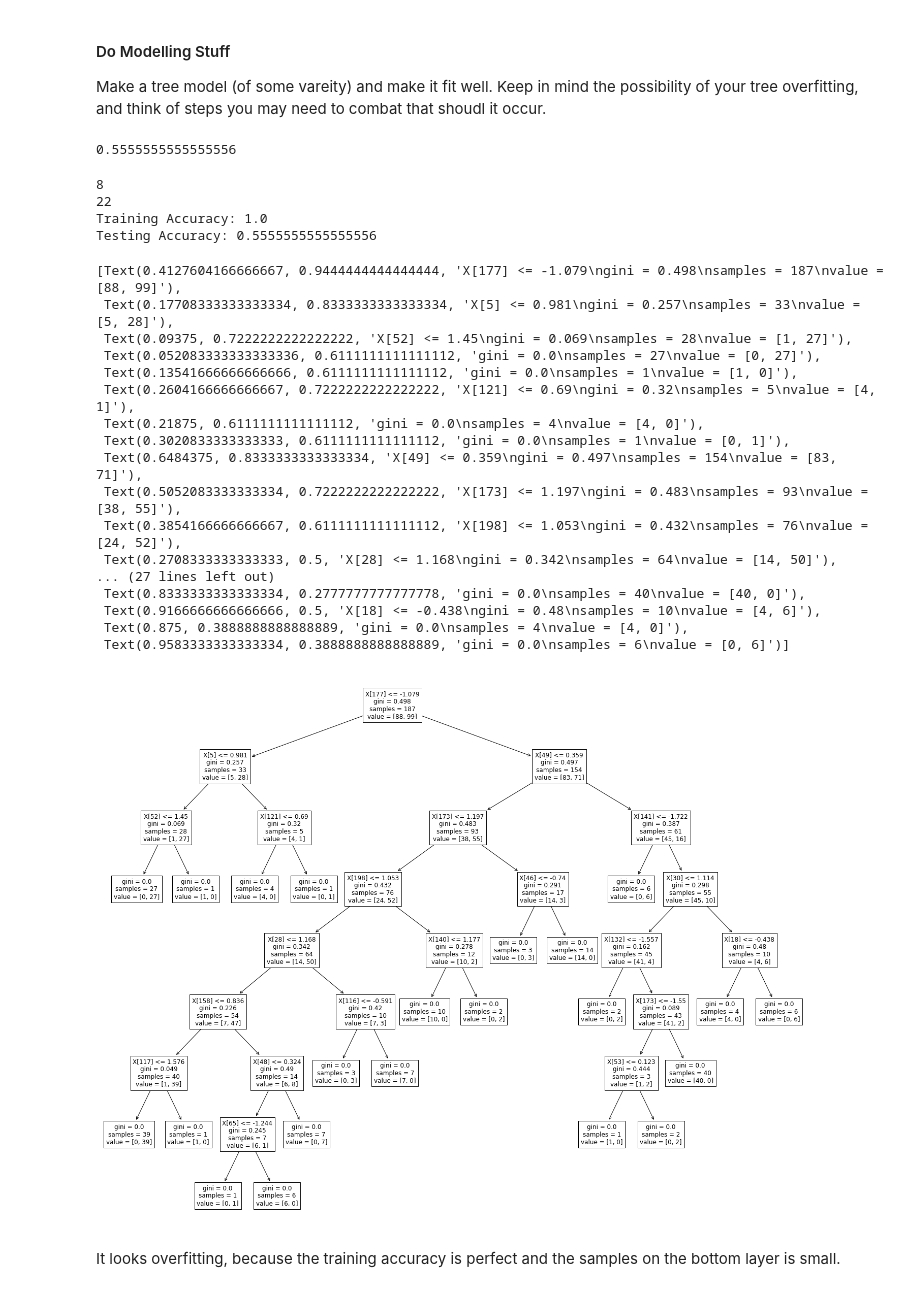
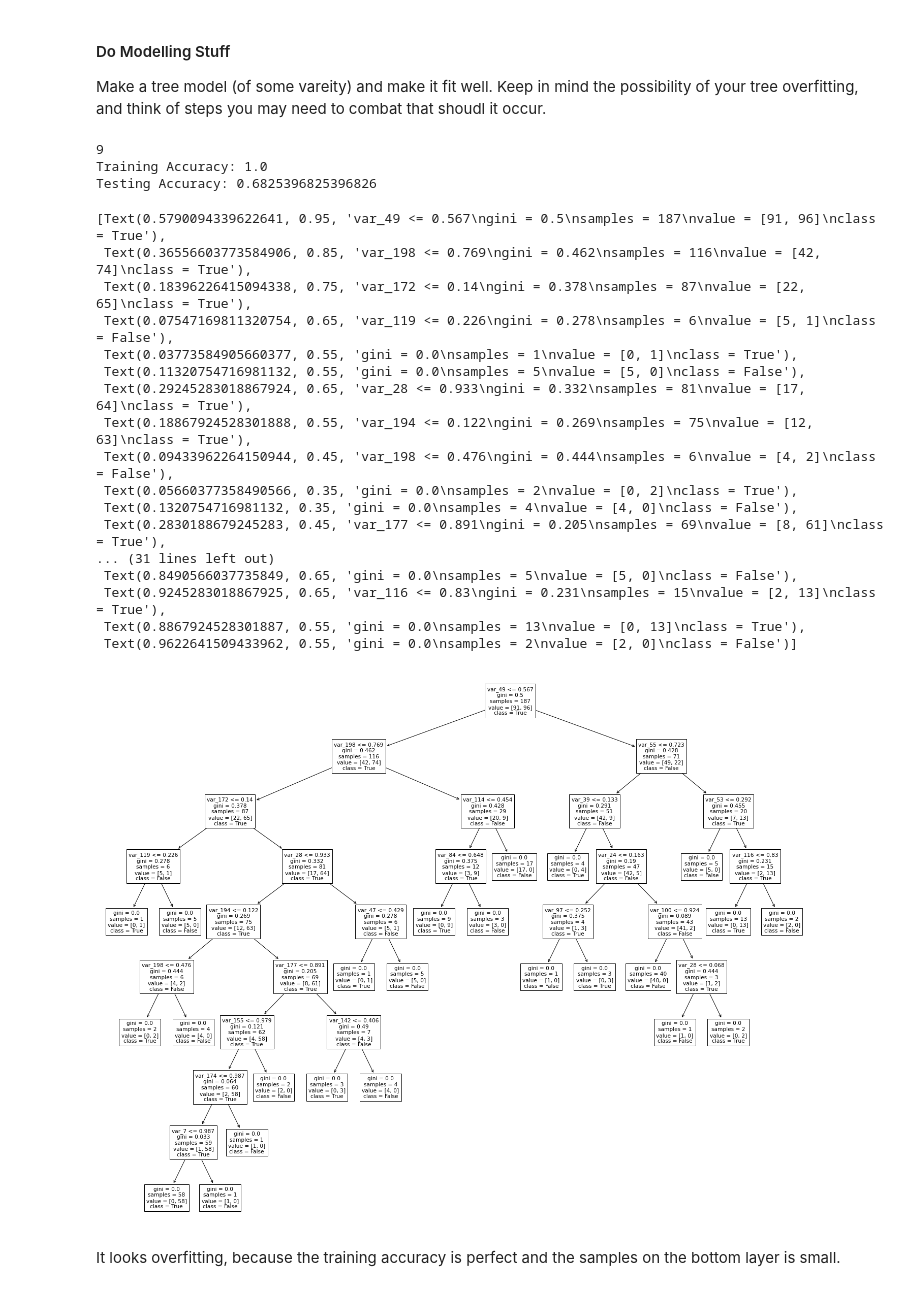
Before and after one commit to CcDenn/ItML_Asn_1_Students, a Jupyter notebook: part2_start.ipynb, the cells around one changed output. Drawn from its saved outputs; the diff is of its cells as text; code cells hidden in the pictures.

```diff
--- a/part2_start.ipynb
+++ b/part2_start.ipynb
@@ -86,54 +86,41 @@ df_eda.setNum([])
 
 Make a tree model (of some vareity) and make it fit well. Keep in mind the possibility of your tree overfitting, and think of steps you may need to combat that shoudl it occur.
 # %%
-transformer = Pipeline( steps=[
-        ("imputer", SimpleImputer(strategy="mean")),
-        ("scaler", StandardScaler())
-    ])
-
 y = df["target"]
 X = df.drop(columns={"target"})
 
-pipeline_steps = [('pre', transformer),('DT', DecisionTreeClassifier()) ]
-pipe = Pipeline(pipeline_steps)
-
 X_train, X_test, y_train, y_test = train_test_split(X, y)
 
-pipe.fit(X_train, y_train)
-pipe.score(X_test, y_test)
+clf = DecisionTreeClassifier(random_state=0)
+clf = clf.fit(X_train, y_train)
+print(clf.get_depth())
+print("Training Accuracy:", clf.score(X_train, y_train))
+print("Testing Accuracy:", clf.score(X_test, y_test))
 # %% [output]
-0.5555555555555556
+9
+Training Accuracy: 1.0
+Testing Accuracy: 0.6825396825396826
-# %%
-print(pipe[1].get_depth())
-print(pipe[1].get_n_leaves())
-print("Training Accuracy:", pipe.score(X_train, y_train))
-print("Testing Accuracy:", pipe.score(X_test, y_test))
-# %% [output]
-8
-22
-Training Accuracy: 1.0
-Testing Accuracy: 0.5555555555555556
 # %%
 plt.figure(figsize=(25,20))
-plot_tree(pipe[1])
+plot_tree(clf, feature_names=df.columns[:-1], class_names=["False","True"])
 # %% [output]
-[Text(0.4127604166666667, 0.9444444444444444, 'X[177] <= -1.079\ngini = 0.498\nsamples = 187\nvalue = [88, 99]'),
- Text(0.17708333333333334, 0.8333333333333334, 'X[5] <= 0.981\ngini = 0.257\nsamples = 33\nvalue = [5, 28]'),
- Text(0.09375, 0.7222222222222222, 'X[52] <= 1.45\ngini = 0.069\nsamples = 28\nvalue = [1, 27]'),
- Text(0.052083333333333336, 0.6111111111111112, 'gini = 0.0\nsamples = 27\nvalue = [0, 27]'),
- Text(0.13541666666666666, 0.6111111111111112, 'gini = 0.0\nsamples = 1\nvalue = [1, 0]'),
- Text(0.2604166666666667, 0.7222222222222222, 'X[121] <= 0.69\ngini = 0.32\nsamples = 5\nvalue = [4, 1]'),
- Text(0.21875, 0.6111111111111112, 'gini = 0.0\nsamples = 4\nvalue = [4, 0]'),
- Text(0.3020833333333333, 0.6111111111111112, 'gini = 0.0\nsamples = 1\nvalue = [0, 1]'),
- Text(0.6484375, 0.8333333333333334, 'X[49] <= 0.359\ngini = 0.497\nsamples = 154\nvalue = [83, 71]'),
- Text(0.5052083333333334, 0.7222222222222222, 'X[173] <= 1.197\ngini = 0.483\nsamples = 93\nvalue = [38, 55]'),
- Text(0.3854166666666667, 0.6111111111111112, 'X[198] <= 1.053\ngini = 0.432\nsamples = 76\nvalue = [24, 52]'),
- Text(0.2708333333333333, 0.5, 'X[28] <= 1.168\ngini = 0.342\nsamples = 64\nvalue = [14, 50]'),
-... (27 lines left out)
- Text(0.8333333333333334, 0.2777777777777778, 'gini = 0.0\nsamples = 40\nvalue = [40, 0]'),
- Text(0.9166666666666666, 0.5, 'X[18] <= -0.438\ngini = 0.48\nsamples = 10\nvalue = [4, 6]'),
- Text(0.875, 0.3888888888888889, 'gini = 0.0\nsamples = 4\nvalue = [4, 0]'),
- Text(0.9583333333333334, 0.3888888888888889, 'gini = 0.0\nsamples = 6\nvalue = [0, 6]')]
+[Text(0.5790094339622641, 0.95, 'var_49 <= 0.567\ngini = 0.5\nsamples = 187\nvalue = [91, 96]\nclass = True'),
+ Text(0.36556603773584906, 0.85, 'var_198 <= 0.769\ngini = 0.462\nsamples = 116\nvalue = [42, 74]\nclass = True'),
+ Text(0.18396226415094338, 0.75, 'var_172 <= 0.14\ngini = 0.378\nsamples = 87\nvalue = [22, 65]\nclass = True'),
+ Text(0.07547169811320754, 0.65, 'var_119 <= 0.226\ngini = 0.278\nsamples = 6\nvalue = [5, 1]\nclass = False'),
+ Text(0.03773584905660377, 0.55, 'gini = 0.0\nsamples = 1\nvalue = [0, 1]\nclass = True'),
+ Text(0.11320754716981132, 0.55, 'gini = 0.0\nsamples = 5\nvalue = [5, 0]\nclass = False'),
+ Text(0.29245283018867924, 0.65, 'var_28 <= 0.933\ngini = 0.332\nsamples = 81\nvalue = [17, 64]\nclass = True'),
+ Text(0.18867924528301888, 0.55, 'var_194 <= 0.122\ngini = 0.269\nsamples = 75\nvalue = [12, 63]\nclass = True'),
+ Text(0.09433962264150944, 0.45, 'var_198 <= 0.476\ngini = 0.444\nsamples = 6\nvalue = [4, 2]\nclass = False'),
+ Text(0.05660377358490566, 0.35, 'gini = 0.0\nsamples = 2\nvalue = [0, 2]\nclass = True'),
+ Text(0.1320754716981132, 0.35, 'gini = 0.0\nsamples = 4\nvalue = [4, 0]\nclass = False'),
+ Text(0.2830188679245283, 0.45, 'var_177 <= 0.891\ngini = 0.205\nsamples = 69\nvalue = [8, 61]\nclass = True'),
+... (31 lines left out)
+ Text(0.8490566037735849, 0.65, 'gini = 0.0\nsamples = 5\nvalue = [5, 0]\nclass = False'),
+ Text(0.9245283018867925, 0.65, 'var_116 <= 0.83\ngini = 0.231\nsamples = 15\nvalue = [2, 13]\nclass = True'),
+ Text(0.8867924528301887, 0.55, 'gini = 0.0\nsamples = 13\nvalue = [0, 13]\nclass = True'),
+ Text(0.9622641509433962, 0.55, 'gini = 0.0\nsamples = 2\nvalue = [2, 0]\nclass = False')]
-[figure, old version]
+[figure, new version]
 # %% [markdown]
 It looks overfitting, because the training accuracy is perfect and the samples on the bottom layer is small.
```
Also changed, not shown: parts of 6 cells of this notebook.
